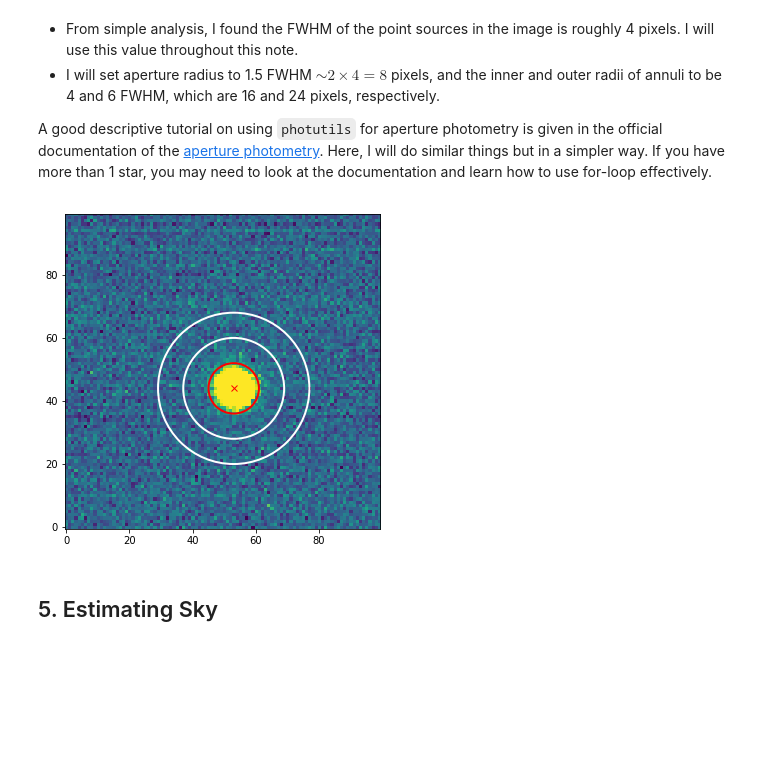
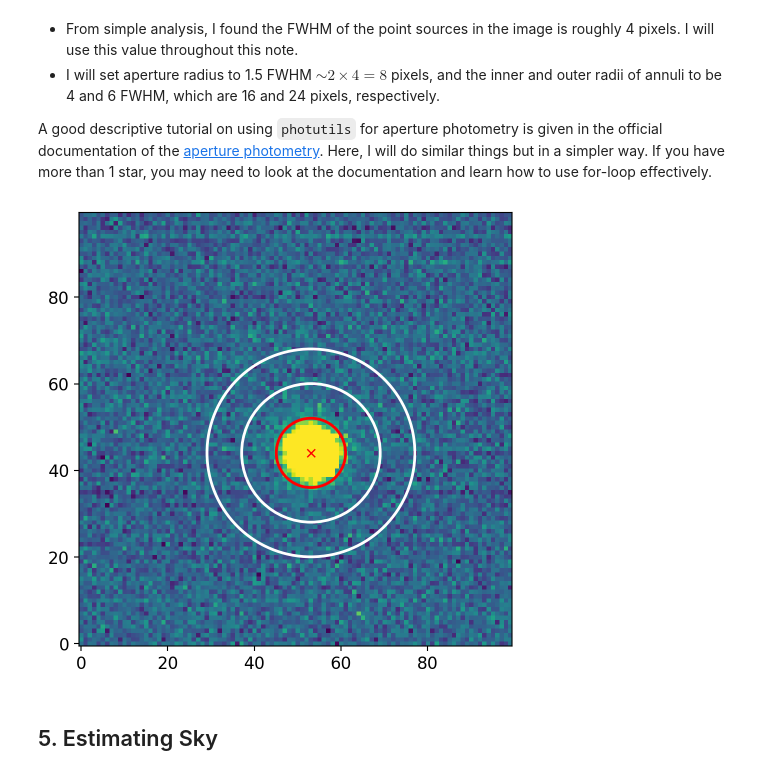
Before and after one commit to ysBach/SNU_AOclass, a Jupyter notebook: Notebooks/04-Aperture_Phot_01.ipynb, the cells around one changed output. Cells and saved outputs as stored; diff of their text form; code cells hidden in the pictures; blank space fills up the shorter version.

Commit message:
use ysvisutilpy and comment on centroiding

```diff
--- a/Notebooks/04-Aperture_Phot_01.ipynb
+++ b/Notebooks/04-Aperture_Phot_01.ipynb
@@ -36,7 +45,6 @@ from astropy.visualization import ZScaleInterval, ImageNormalize
 from astropy.stats import sigma_clipped_stats
 from astropy.nddata import Cutout2D
 
-
 from photutils.aperture import CircularAperture as CAp
 from photutils.aperture import CircularAnnulus as CAn
 from photutils.centroids import centroid_com
@@ -45,23 +53,8 @@ from photutils import aperture_photometry as apphot
 from matplotlib import pyplot as plt
 from matplotlib import rcParams
 
+import ysvisutilpy as yvu
 import warnings
 warnings.filterwarnings('ignore', append=True, category=UserWarning)
 
-from matplotlib import pyplot as plt
-
-def znorm(image):
-    return ImageNormalize(image, interval=ZScaleInterval())
-
-
-def zimshow(ax, image, **kwargs):
-    return ax.imshow(image, norm=znorm(image), origin='lower', **kwargs)
-
-
-# Remove the next one line if you are not using Notebook (ipynb)
-%matplotlib inline
-
-plt.style.use('default')
-rcParams.update({'font.size':12})
-
-DATAPATH = Path('..') / 'data'
+DATAPATH = Path('../..') / 'Tutorial_Data'
@@ -75,7 +73,7 @@ Here, only the last line is added:
 
 More tutorials on this module can be found at the official documentation on [image utilities](https://docs.astropy.org/en/stable/nddata/utils.html).
 # %%
-allfits = list(DATAPATH.glob("*.fits"))
+allfits = list(DATAPATH.glob("*p4179*.fits"))
 allfits.sort()
 
 hdul = fits.open(allfits[0])
@@ -124,19 +124,19 @@ A good descriptive tutorial on using ``photutils`` for aperture photometry is gi
 # %%
 fwhm = 4
 r_ap = 2 * fwhm
 r_in = 4 * fwhm
 r_out = 6 * fwhm
 ap = CAp(positions=center, r=r_ap)
 an = CAn(positions=center, r_in=r_in, r_out=r_out)
 
 fig, axs = plt.subplots(1, 1, figsize=(5, 6), sharex=False, sharey=False, gridspec_kw=None)
-zimshow(axs, cut_hdu.data)
+yvu.zimshow(axs, cut_hdu.data)
 ap.plot(ax=axs, color='r', lw=2)
 an.plot(ax=axs, color='w', lw=2)
 axs.plot(*center, 'rx')
 plt.tight_layout()
 # %% [output]
-[figure, old version]
+[figure, new version]
 # %% [markdown]
 ## 5. Estimating Sky
 # %% [markdown]
```
Also changed, not shown: parts of 8 cells of this notebook.
